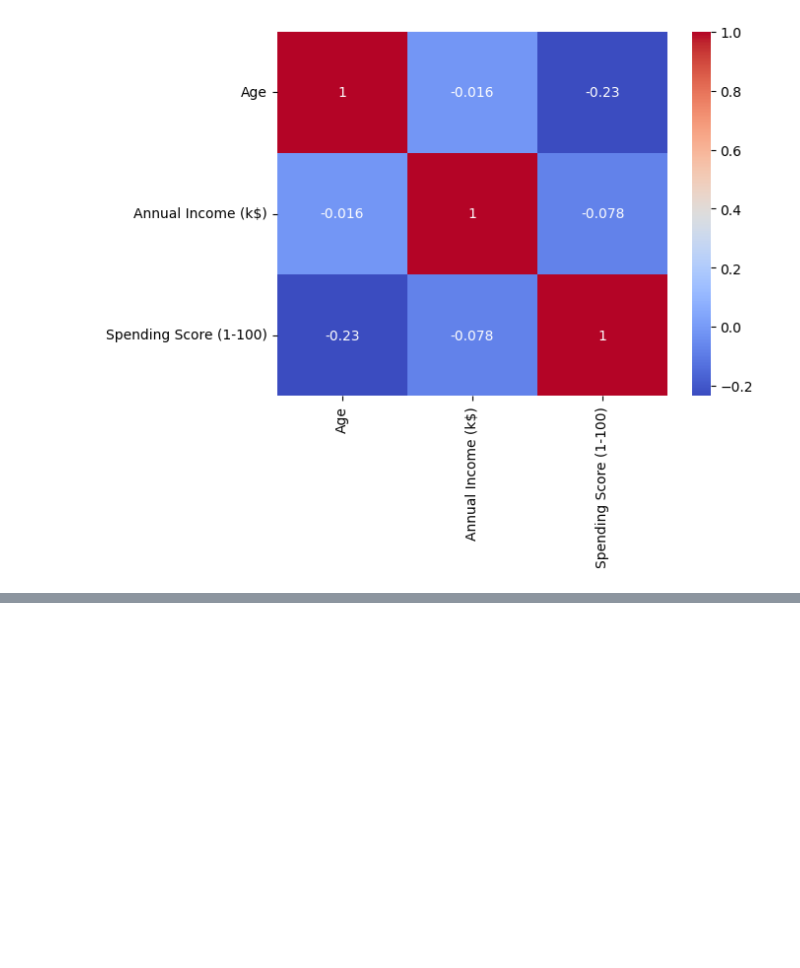
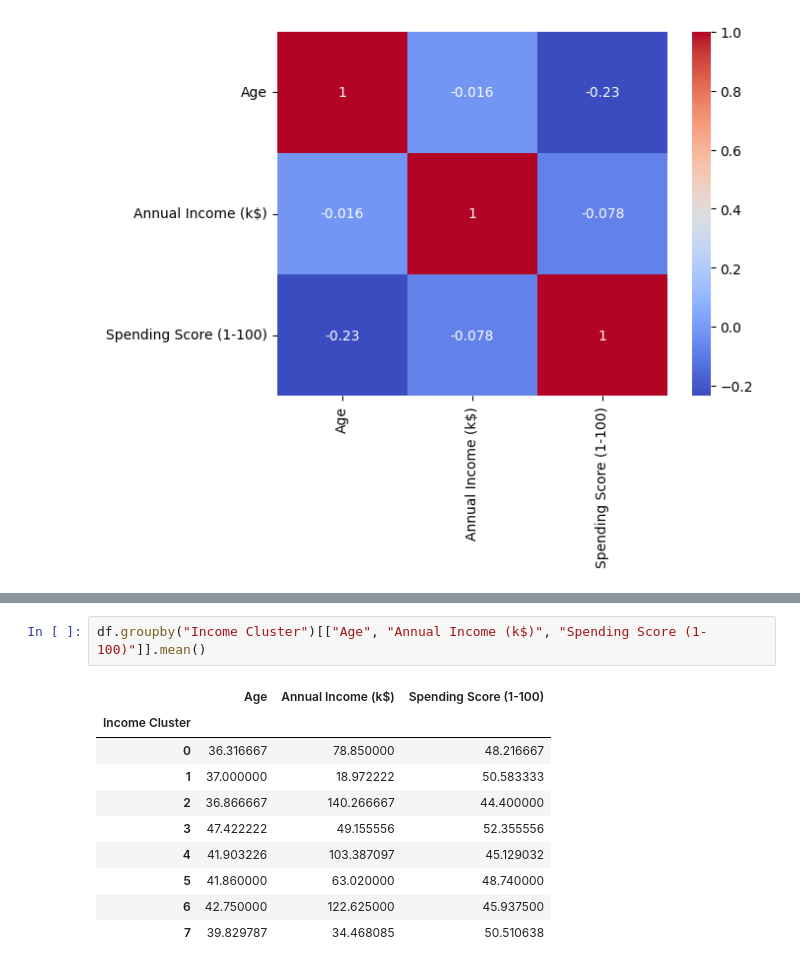
Before and after one commit to felipedds/segment-shopping-customer, a Jupyter notebook: clustering.ipynb, the cells around one changed output, grey strips where cells are left out. Cells and saved outputs as stored; diff of their text form; blank space fills up the shorter version.

```diff
--- a/clustering.ipynb
+++ b/clustering.ipynb
@@ -159,0 +223,13 @@ sns.heatmap(df.corr(), annot=True, cmap="coolwarm")
+# %%
+df.groupby("Income Cluster")[["Age", "Annual Income (k$)", "Spending Score (1-100)"]].mean()
+# %% [output]
+|  | Age | Annual Income (k$) | Spending Score (1-100) |
+| Income Cluster |  |  |  |
+| 0 | 36.316667 | 78.850000 | 48.216667 |
+| 1 | 37.000000 | 18.972222 | 50.583333 |
+| 2 | 36.866667 | 140.266667 | 44.400000 |
+| 3 | 47.422222 | 49.155556 | 52.355556 |
+| 4 | 41.903226 | 103.387097 | 45.129032 |
+| 5 | 41.860000 | 63.020000 | 48.740000 |
+| 6 | 42.750000 | 122.625000 | 45.937500 |
+| 7 | 39.829787 | 34.468085 | 50.510638 |
```
Also changed, not shown: parts of 9 cells of this notebook.
